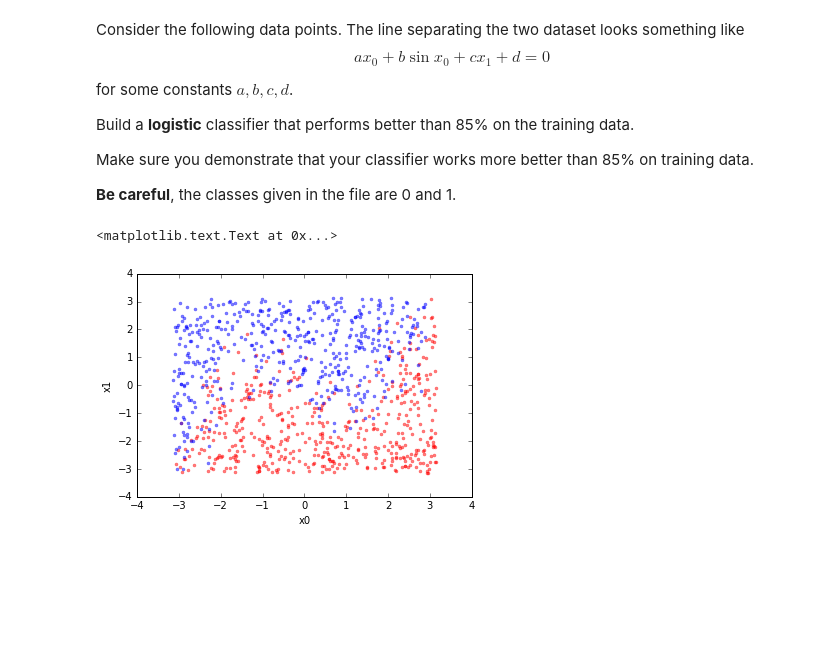
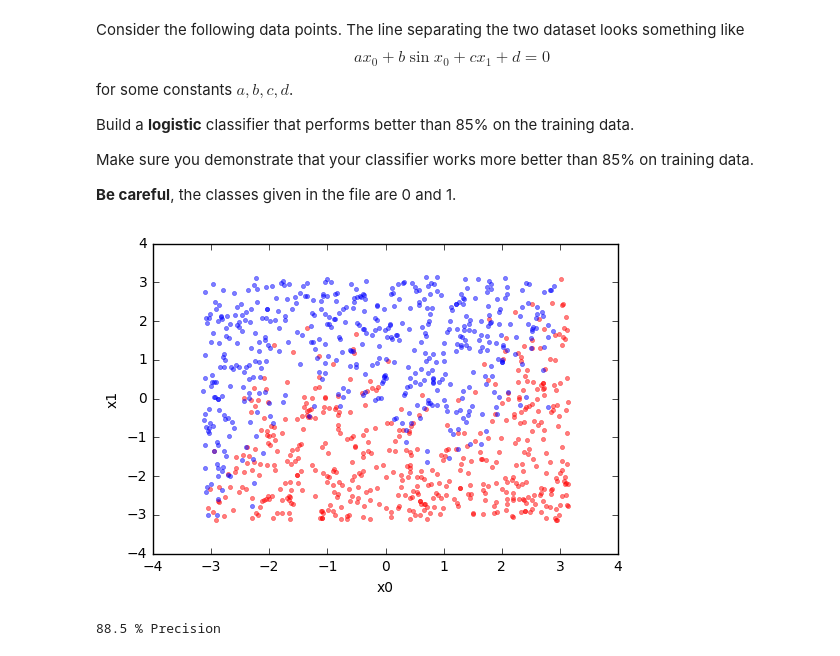
Before and after one commit to sunnyrc/PatternRecognition, a Jupyter notebook: MidtermT32015/Pattern Recognition Midterm Exam.ipynb, the cells around one changed output. Cells and saved outputs as stored; diff of their text form; code cells hidden in the pictures; blank space fills up the shorter version.

```diff
--- a/MidtermT32015/Pattern Recognition Midterm Exam.ipynb
+++ b/MidtermT32015/Pattern Recognition Midterm Exam.ipynb
@@ -380,12 +491,12 @@ Make sure you demonstrate that your classifier works more better than 85% on tra
 # %%
 arr = np.genfromtxt('onemorething.csv', delimiter=',')
 x0s = arr[:, 0]
 x1s = arr[:, 1]
 cls = arr[:, 2]
 plt.plot(x0s[cls==0], x1s[cls==0], '.r', alpha=0.5)
 plt.plot(x0s[cls==1], x1s[cls==1], '.b', alpha=0.5)
 plt.xlabel('x0')
 plt.ylabel('x1')
+ndata = 500
 # %% [output]
-<matplotlib.text.Text at 0x...>
-[figure, old version]
+[figure, new version]
@@ -391,0 +509,45 @@ plt.ylabel('x1')
+# %%
+def theta2(x):
+    x = np.clip(x, -200, 200, out =x)
+    return 1. / (1. + np.exp(-x))
+
+def pad_extra(x,y):
+    l = len(x)
+    tmp = np.empty((l,4))
+    tmp[:,0] = 1
+    tmp[:,1] = x
+    tmp[:,2] = np.sin(x)
+    tmp[:,3] = y
+    return tmp
+
+class LogReg:
+    def __init__(self):
+        self.w = 0
+
+    def fit(self,classes,features):
+        def cost(w):
+            return np.sum(np.log(theta2(-classes*np.dot(features, w))))
+        self.w = minimize(cost, [0.]*len(features[0])).x
+
+    def predict(self, features):
+        s = np.dot(features, self.w)
+        s = np.clip(s, -200, 200)
+        return 1./(1 + np.exp(-s))
+
+data_p = pad_extra(dataxp, datayp)
+data_m = pad_extra(dataxm, dataym)
+train_data = np.concatenate((data_p, data_m))
+classes = np.array([1]* 496 + [-1]* 504)
+
+lr = LogReg()
+lr.fit(classes,train_data)
+
+precision = 0
+for m,p in zip(data_m, data_p):
+    if lr.predict(p) > 0.5:
+        precision +=1
+    if lr.predict(m) <= 0.5:
+        precision+=1
+print (float(precision) / (ndata * 2)) * 100, "% Precision"
+# %% [output]
+88.5 % Precision
```
Also changed, not shown: parts of 17 cells of this notebook, 4 other files.
